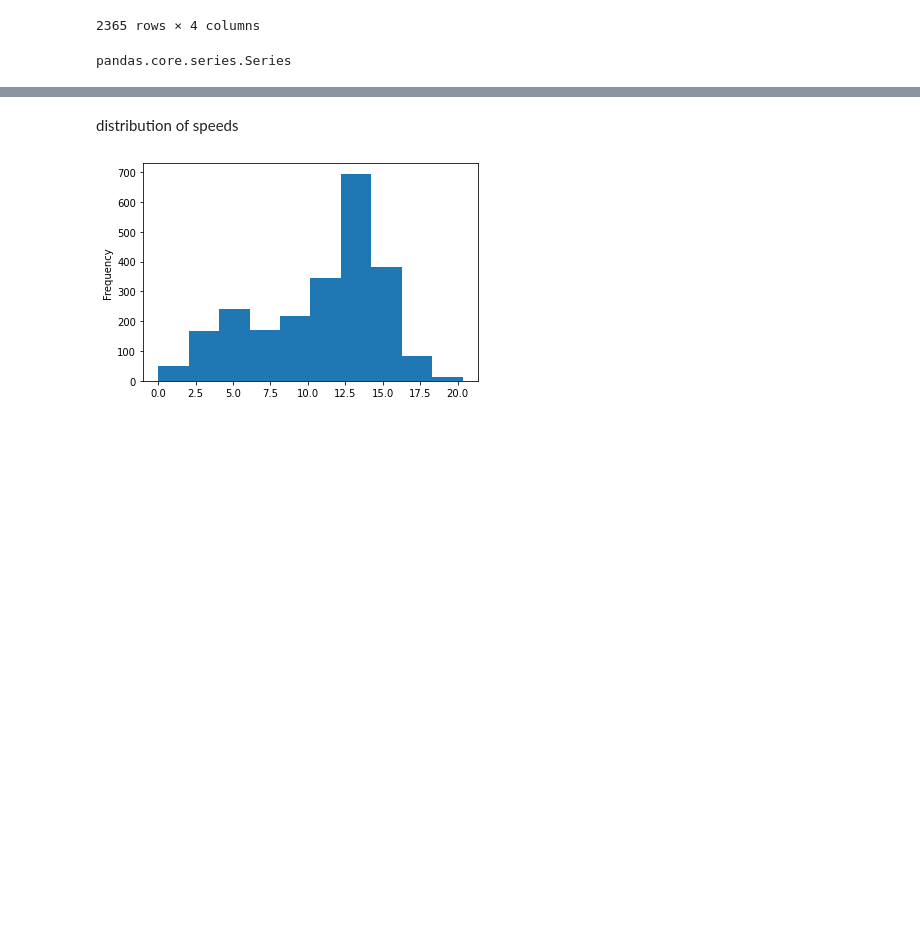
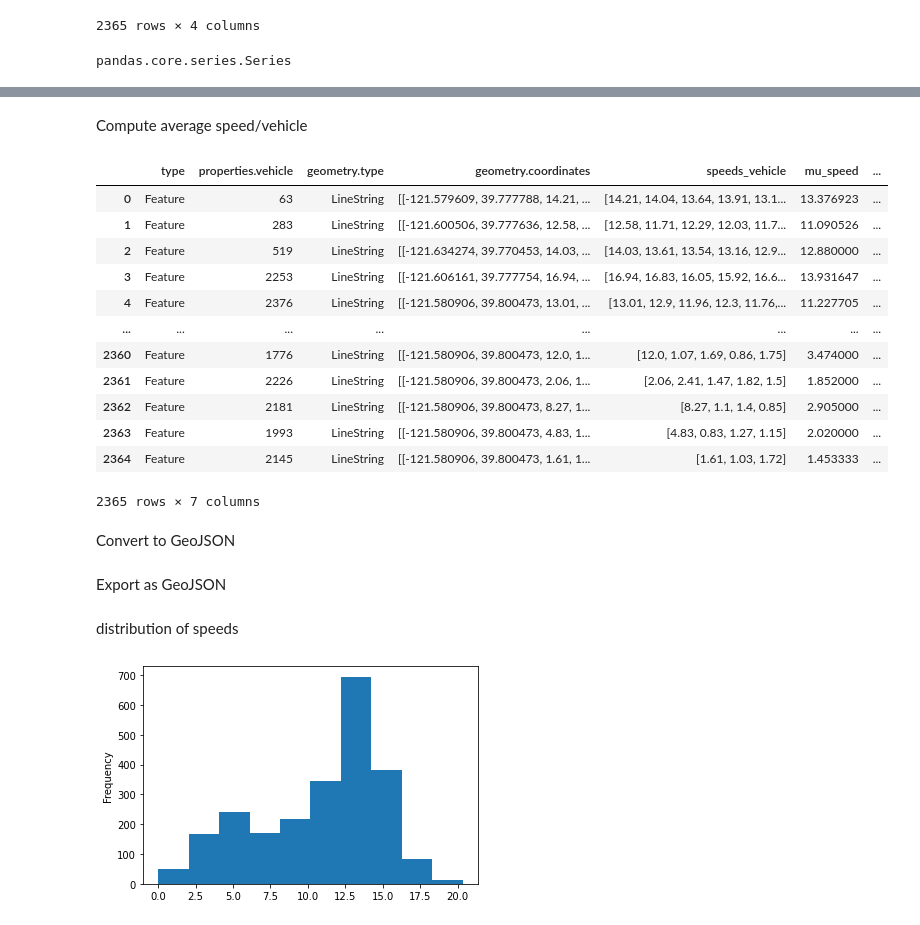
Before and after one commit to d-linnard/CitywideWildfireEvacuationTool, a Jupyter notebook: OSMnx/OSMnx.ipynb, the cells around one changed output, grey strips where cells are left out. Saved outputs shown, nothing was run; the diff lists cells and outputs as text; code cells hidden in the pictures; blank space fills up the shorter version.

```diff
--- a/OSMnx/OSMnx.ipynb
+++ b/OSMnx/OSMnx.ipynb
@@ -1371,0 +1370,7 @@ Extract speeds
+# %%
+# list of speeds
+s = []
+# For each row, r, in the geometry columns
+for r in range(0, len(pdf["geometry.coordinates"])):
+    # Return list of speeds
+    s.append([item[2] for item in pdf["geometry.coordinates"][r]])
@@ -1371,0 +1397,2 @@ Extract speeds
+# %% [markdown]
+Compute average speed/vehicle
@@ -1371,0 +1401,18 @@ Extract speeds
+# %%
+pdf
+# %% [output]
+|  | type | properties.vehicle | geometry.type | geometry.coordinates | speeds_vehicle | mu_speed | ... |
+| 0 | Feature | 63 | LineString | [[-121.579609, 39.777788, 14.21, ... | [14.21, 14.04, 13.64, 13.91, 13.1... | 13.376923 | ... |
+| 1 | Feature | 283 | LineString | [[-121.600506, 39.777636, 12.58, ... | [12.58, 11.71, 12.29, 12.03, 11.7... | 11.090526 | ... |
+| 2 | Feature | 519 | LineString | [[-121.634274, 39.770453, 14.03, ... | [14.03, 13.61, 13.54, 13.16, 12.9... | 12.880000 | ... |
+| 3 | Feature | 2253 | LineString | [[-121.606161, 39.777754, 16.94, ... | [16.94, 16.83, 16.05, 15.92, 16.6... | 13.931647 | ... |
+| 4 | Feature | 2376 | LineString | [[-121.580906, 39.800473, 13.01, ... | [13.01, 12.9, 11.96, 12.3, 11.76,... | 11.227705 | ... |
+| ... | ... | ... | ... | ... | ... | ... | ... |
+| 2360 | Feature | 1776 | LineString | [[-121.580906, 39.800473, 12.0, 1... | [12.0, 1.07, 1.69, 0.86, 1.75] | 3.474000 | ... |
+| 2361 | Feature | 2226 | LineString | [[-121.580906, 39.800473, 2.06, 1... | [2.06, 2.41, 1.47, 1.82, 1.5] | 1.852000 | ... |
+| 2362 | Feature | 2181 | LineString | [[-121.580906, 39.800473, 8.27, 1... | [8.27, 1.1, 1.4, 0.85] | 2.905000 | ... |
+| 2363 | Feature | 1993 | LineString | [[-121.580906, 39.800473, 4.83, 1... | [4.83, 0.83, 1.27, 1.15] | 2.020000 | ... |
+| 2364 | Feature | 2145 | LineString | [[-121.580906, 39.800473, 1.61, 1... | [1.61, 1.03, 1.72] | 1.453333 | ... |
+2365 rows × 7 columns
+# %% [markdown]
+Convert to GeoJSON
@@ -1371,0 +1443,2 @@ Extract speeds
+# %% [markdown]
+Export as GeoJSON
```
Also changed, not shown: parts of 16 cells of this notebook, 3 other files.
